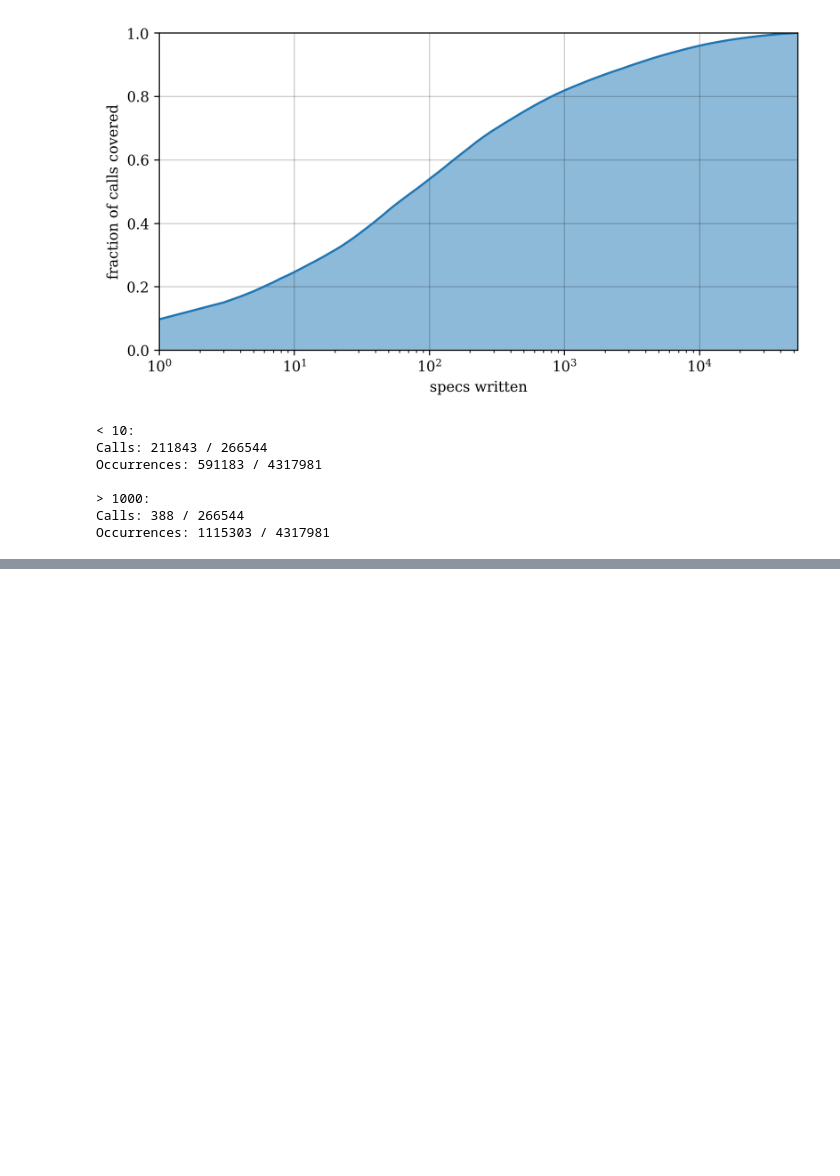
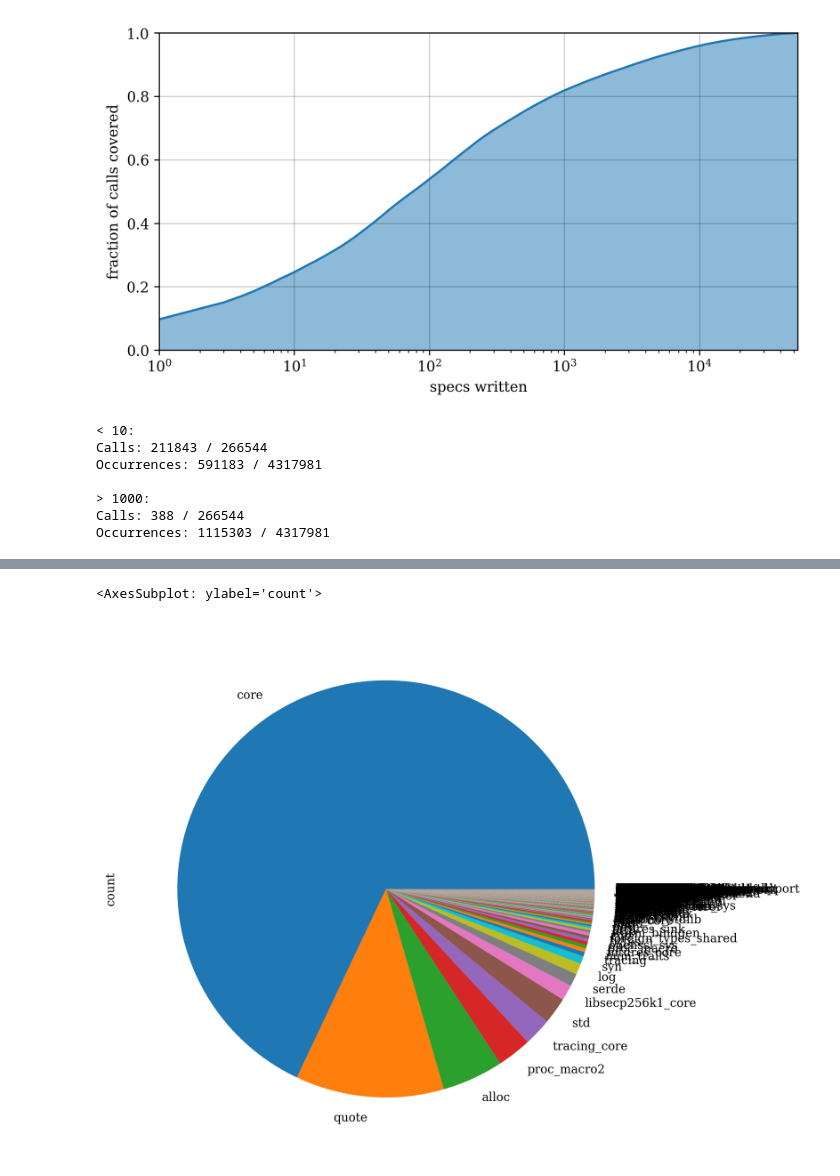
Before and after one commit to juliand665/qrates-eval, a Jupyter notebook: reports/call_target.ipynb, the cells around one changed output, grey strips where cells are left out. Saved outputs shown, nothing was run; the diff lists cells and outputs as text; code cells hidden in the pictures; blank space fills up the shorter version.

```diff
--- a/reports/call_target.ipynb
+++ b/reports/call_target.ipynb
@@ -438,0 +540,7 @@ crates = all_call_targets.map(lambda s: s.split('.', 1)[0])
+# %%
+by_crate = sum_counts(all_calls, ['target_crate']).set_index('target_crate')
+# %%
+by_crate.plot(kind='pie', y='count', legend=False)
+# %% [output]
+<AxesSubplot: ylabel='count'>
+[figure, added]
```
Also changed, not shown: parts of 26 cells of this notebook.
